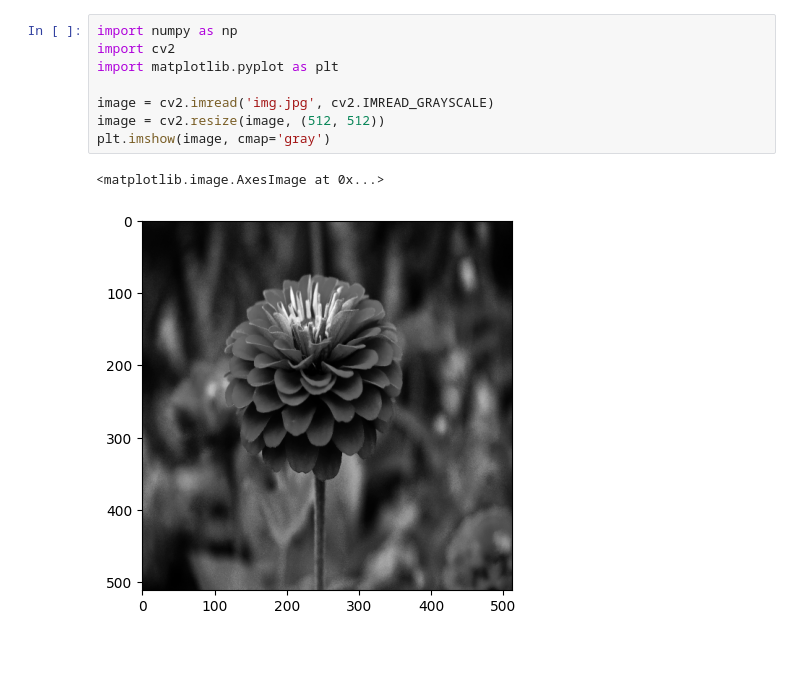
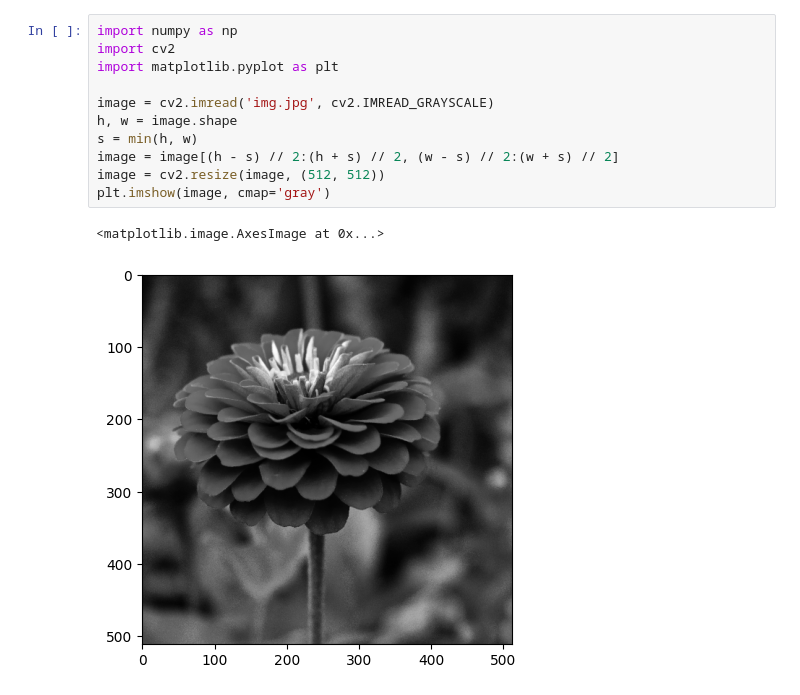
Before and after one commit to Matvey-Adukevich/cv_labs, a Jupyter notebook: task6/task6.ipynb, the cells around one changed output. Saved outputs shown, nothing was run; the diff lists cells and outputs as text; blank space fills up the shorter version.

```diff
--- a/task6/task6.ipynb
+++ b/task6/task6.ipynb
@@ -1,12 +1,15 @@
 # %%
 import numpy as np
 import cv2
 import matplotlib.pyplot as plt
 
 image = cv2.imread('img.jpg', cv2.IMREAD_GRAYSCALE)
+h, w = image.shape
+s = min(h, w)
+image = image[(h - s) // 2:(h + s) // 2, (w - s) // 2:(w + s) // 2]
 image = cv2.resize(image, (512, 512))
 plt.imshow(image, cmap='gray')
 # %% [output]
 <matplotlib.image.AxesImage at 0x...>
-[figure, old version]
+[figure, new version]
 # %%
```
Also changed, not shown: parts of 3 cells of this notebook.
